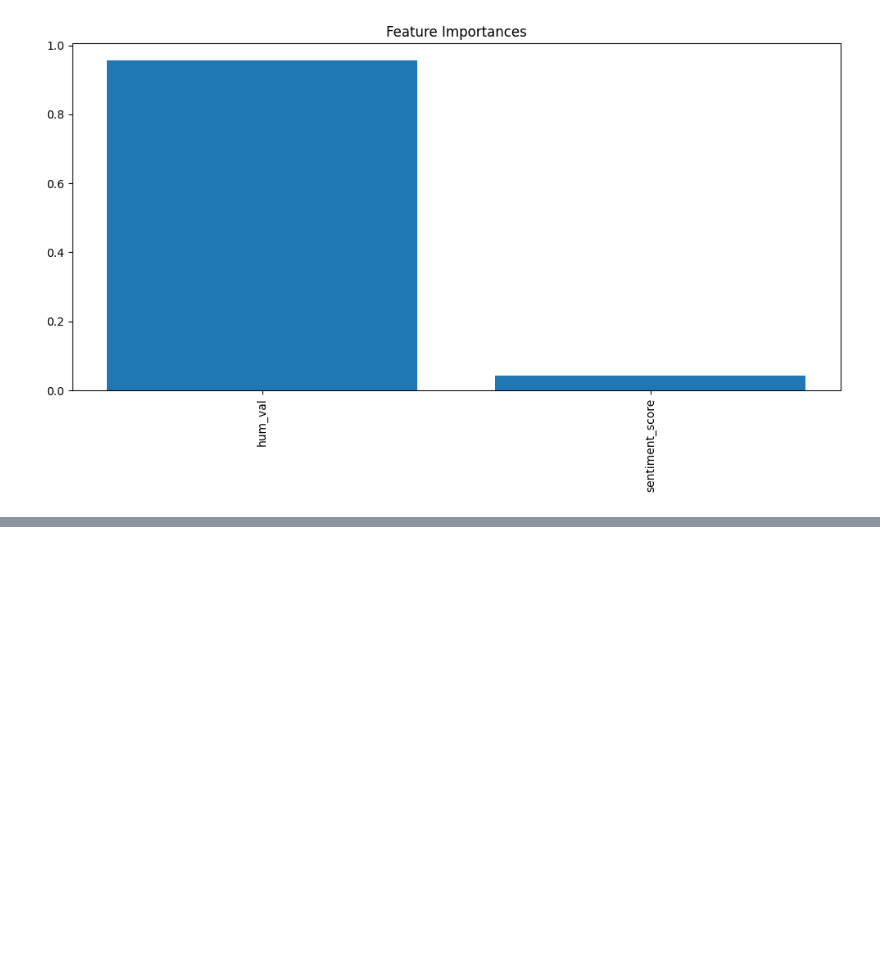
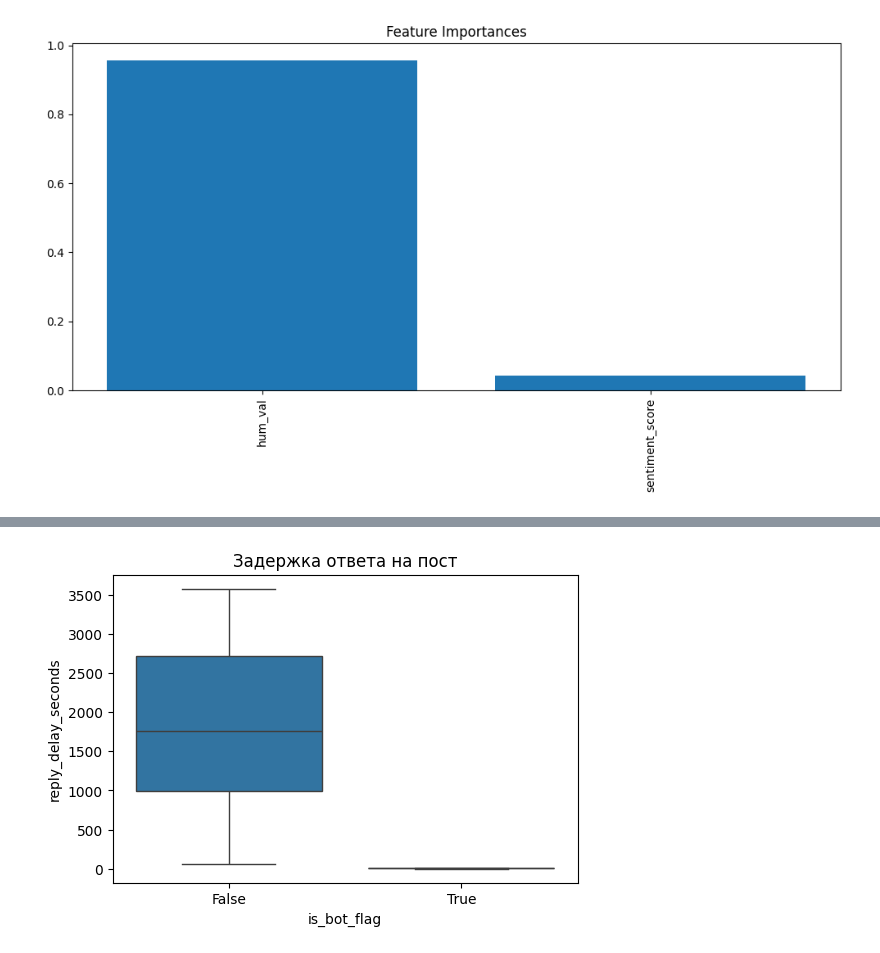
Before and after one commit to ollxel/reddit-bots, a Jupyter notebook: bot-predict.ipynb, the cells around one changed output, grey strips where cells are left out. Saved outputs shown, nothing was run; the diff lists cells and outputs as text; code cells hidden in the pictures; blank space fills up the shorter version.

```diff
--- a/bot-predict.ipynb
+++ b/bot-predict.ipynb
@@ -72,0 +87,7 @@ plt.show()
+# %%
+plt.figure(figsize=(6,4))
+sns.boxplot(x="is_bot_flag", y="reply_delay_seconds", data=data2)
+plt.title("Задержка ответа на пост")
+plt.show()
+# %% [output]
+[figure, added]
```
Also changed, not shown: parts of 6 cells of this notebook.
